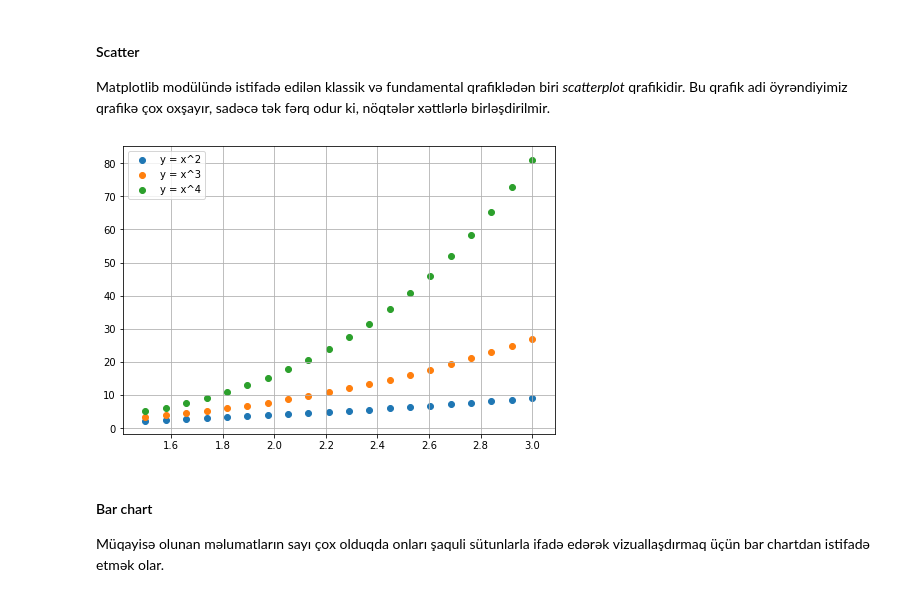
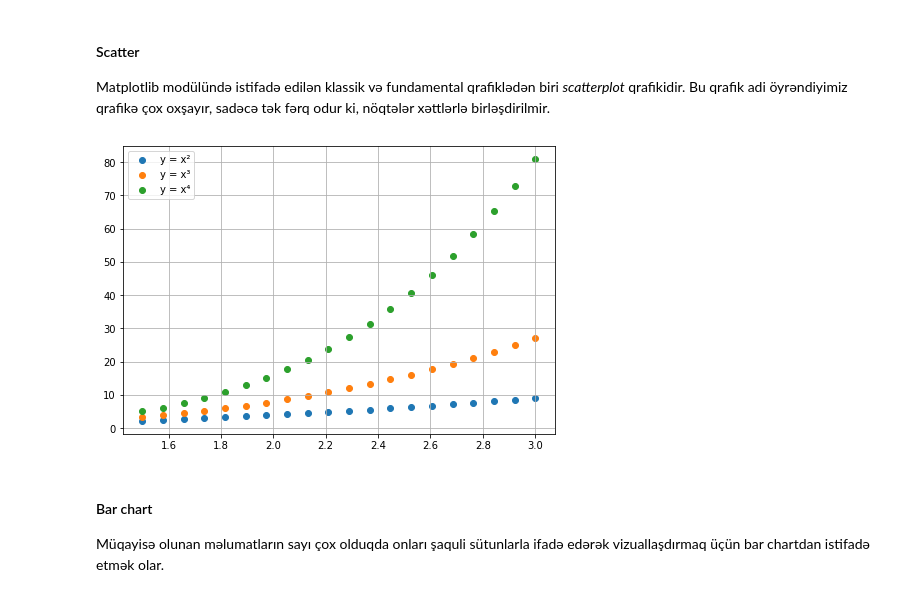
Before and after one commit to hseysen/python, a Jupyter notebook: modullar/matplotlib/Matplotlib.ipynb, the cells around one changed output. Cells and saved outputs as stored; diff of their text form; code cells hidden in the pictures.

```diff
--- a/modullar/matplotlib/Matplotlib.ipynb
+++ b/modullar/matplotlib/Matplotlib.ipynb
@@ -278,18 +280,18 @@ Matplotlib modülündə istifadə edilən klassik və fundamental qrafiklədən
 # %%
 fig = plt.figure()
 
 ax = fig.add_axes([0, 0, 1, 1])
 
 xs = np.linspace(1.5, 3, 20)
 
-ax.scatter(xs, pow(xs, 2), label="y = x^2")
-ax.scatter(xs, pow(xs, 3), label="y = x^3")
-ax.scatter(xs, pow(xs, 4), label="y = x^4")
+ax.scatter(xs, pow(xs, 2), label="y = x²")
+ax.scatter(xs, pow(xs, 3), label="y = x³")
+ax.scatter(xs, pow(xs, 4), label="y = x⁴")
 
 ax.legend()
 ax.grid()
 # %% [output]
-[figure, old version]
+[figure, new version]
 # %% [markdown]
 #### Bar chart
 
```
Also changed, not shown: parts of 7 cells of this notebook.
